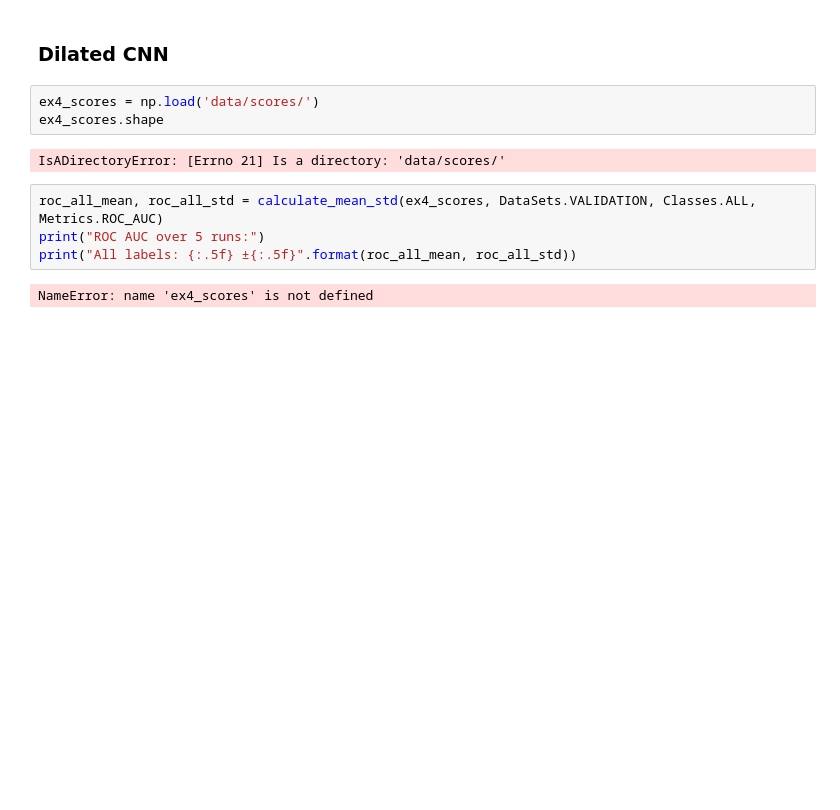
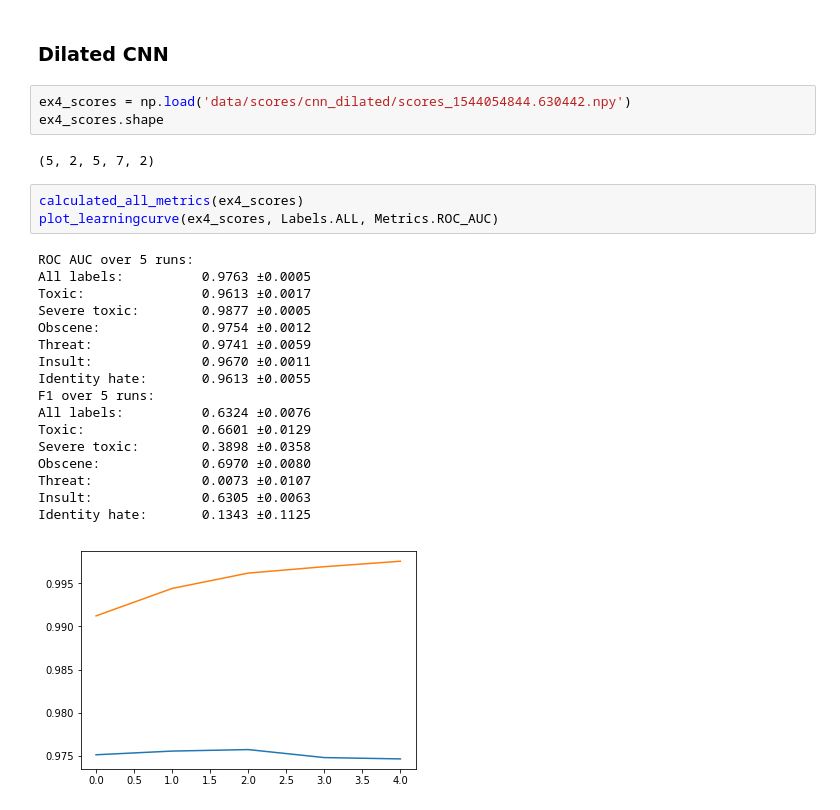
Before and after one commit to kogelnikp/toxic-comment-experiments, a Jupyter notebook: visualize_results.ipynb, the cells around one changed output. Cells and saved outputs as stored; diff of their text form; blank space fills up the shorter version.

Commit message:
added results of dilated cnn

```diff
--- a/visualize_results.ipynb
+++ b/visualize_results.ipynb
@@ -153,13 +153,28 @@ Identity hate:       0.5155 ±0.0359
 # %% [markdown]
 ### Dilated CNN
 # %%
-ex4_scores = np.load('data/scores/')
+ex4_scores = np.load('data/scores/cnn_dilated/scores_1544054844.630442.npy')
 ex4_scores.shape
 # %% [output]
-IsADirectoryError: [Errno 21] Is a directory: 'data/scores/'
+(5, 2, 5, 7, 2)
-# %%
-roc_all_mean, roc_all_std = calculate_mean_std(ex4_scores, DataSets.VALIDATION, Classes.ALL, Metrics.ROC_AUC)
-print("ROC AUC over 5 runs:")
-print("All labels: {:.5f} ±{:.5f}".format(roc_all_mean, roc_all_std))
-# %% [output]
-NameError: name 'ex4_scores' is not defined
+# %%
+calculated_all_metrics(ex4_scores)
+plot_learningcurve(ex4_scores, Labels.ALL, Metrics.ROC_AUC)
+# %% [output]
+ROC AUC over 5 runs:
+All labels:          0.9763 ±0.0005
+Toxic:               0.9613 ±0.0017
+Severe toxic:        0.9877 ±0.0005
+Obscene:             0.9754 ±0.0012
+Threat:              0.9741 ±0.0059
+Insult:              0.9670 ±0.0011
+Identity hate:       0.9613 ±0.0055
+F1 over 5 runs:
+All labels:          0.6324 ±0.0076
+Toxic:               0.6601 ±0.0129
+Severe toxic:        0.3898 ±0.0358
+Obscene:             0.6970 ±0.0080
+Threat:              0.0073 ±0.0107
+Insult:              0.6305 ±0.0063
+Identity hate:       0.1343 ±0.1125
+[figure, added]
```
Also changed, not shown: parts of 3 cells of this notebook, 1 other file.
